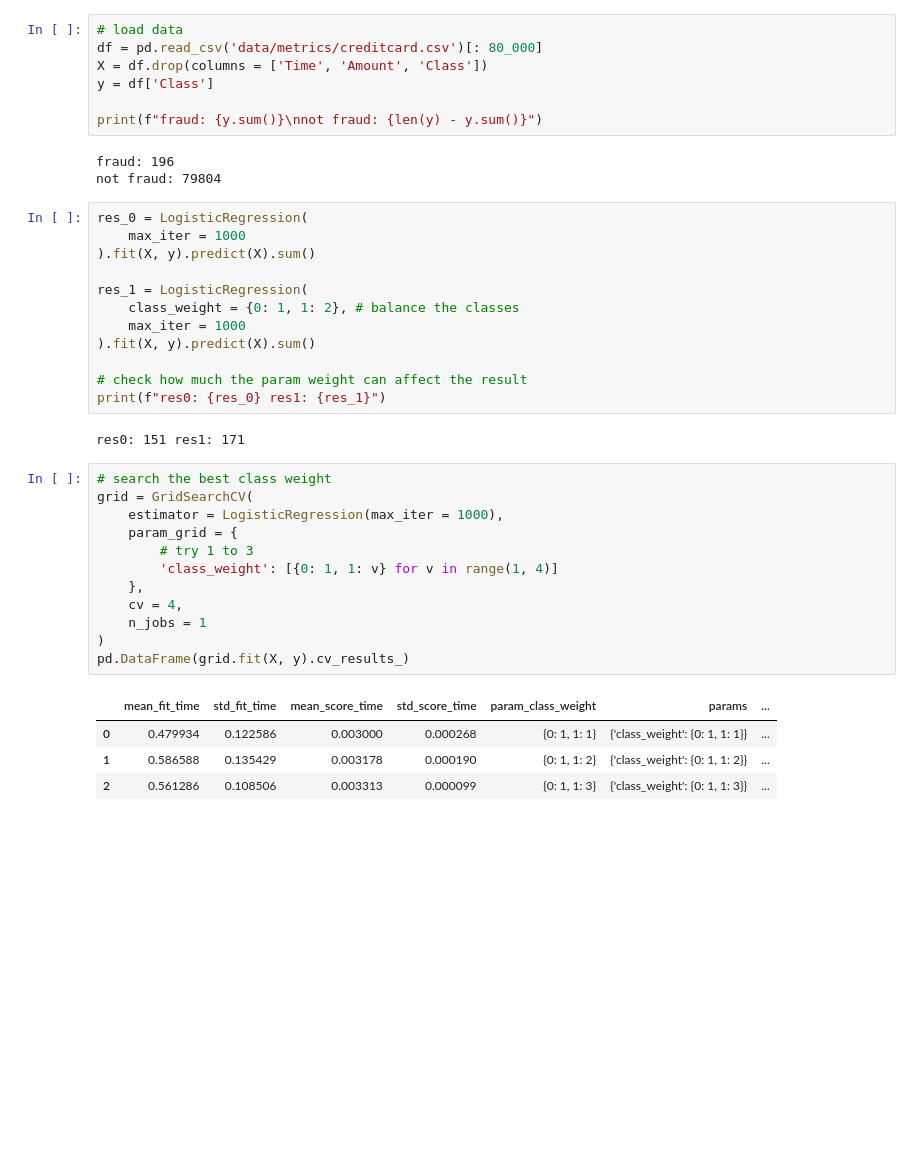
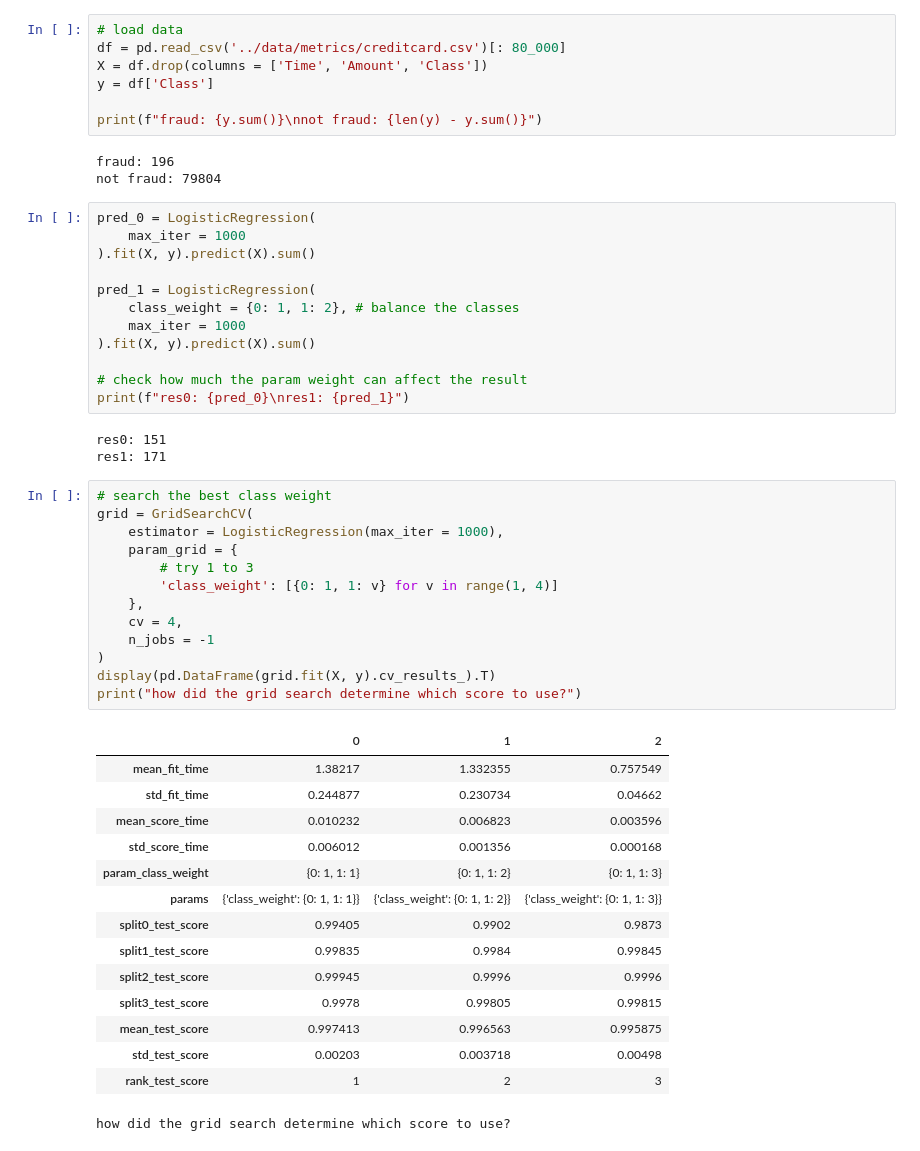
Before and after one commit to yoichiojima/scikit-learn-training, a Jupyter notebook: notebooks/sklearn-tutorial.ipynb, the cells around one changed output. Cells and saved outputs as stored; diff of their text form; blank space fills up the shorter version.

```diff
--- a/notebooks/sklearn-tutorial.ipynb
+++ b/notebooks/sklearn-tutorial.ipynb
@@ -246,6 +247,6 @@ from sklearn.model_selection import GridSearchCV
 # %%
 # load data
-df = pd.read_csv('data/metrics/creditcard.csv')[: 80_000]
+df = pd.read_csv('../data/metrics/creditcard.csv')[: 80_000]
 X = df.drop(columns = ['Time', 'Amount', 'Class'])
 y = df['Class']
 
@@ -254,33 +255,46 @@ print(f"fraud: {y.sum()}\nnot fraud: {len(y) - y.sum()}")
 fraud: 196
 not fraud: 79804
 # %%
-res_0 = LogisticRegression(
+pred_0 = LogisticRegression(
     max_iter = 1000
 ).fit(X, y).predict(X).sum()
 
-res_1 = LogisticRegression(
+pred_1 = LogisticRegression(
     class_weight = {0: 1, 1: 2}, # balance the classes
     max_iter = 1000
 ).fit(X, y).predict(X).sum()
 
 # check how much the param weight can affect the result
-print(f"res0: {res_0} res1: {res_1}")
+print(f"res0: {pred_0}\nres1: {pred_1}")
 # %% [output]
-res0: 151 res1: 171
+res0: 151
+res1: 171
 # %%
 # search the best class weight
 grid = GridSearchCV(
     estimator = LogisticRegression(max_iter = 1000),
     param_grid = {
         # try 1 to 3
         'class_weight': [{0: 1, 1: v} for v in range(1, 4)]
     },
     cv = 4,
-    n_jobs = 1
+    n_jobs = -1
 )
-pd.DataFrame(grid.fit(X, y).cv_results_)
+display(pd.DataFrame(grid.fit(X, y).cv_results_).T)
+print("how did the grid search determine which score to use?")
 # %% [output]
-|  | mean_fit_time | std_fit_time | mean_score_time | std_score_time | param_class_weight | params | ... |
-| 0 | 0.479934 | 0.122586 | 0.003000 | 0.000268 | {0: 1, 1: 1} | {'class_weight': {0: 1, 1: 1}} | ... |
-| 1 | 0.586588 | 0.135429 | 0.003178 | 0.000190 | {0: 1, 1: 2} | {'class_weight': {0: 1, 1: 2}} | ... |
-| 2 | 0.561286 | 0.108506 | 0.003313 | 0.000099 | {0: 1, 1: 3} | {'class_weight': {0: 1, 1: 3}} | ... |
+|  | 0 | 1 | 2 |
+| mean_fit_time | 1.38217 | 1.332355 | 0.757549 |
+| std_fit_time | 0.244877 | 0.230734 | 0.04662 |
+| mean_score_time | 0.010232 | 0.006823 | 0.003596 |
+| std_score_time | 0.006012 | 0.001356 | 0.000168 |
+| param_class_weight | {0: 1, 1: 1} | {0: 1, 1: 2} | {0: 1, 1: 3} |
+| params | {'class_weight': {0: 1, 1: 1}} | {'class_weight': {0: 1, 1: 2}} | {'class_weight': {0: 1, 1: 3}} |
+| split0_test_score | 0.99405 | 0.9902 | 0.9873 |
+| split1_test_score | 0.99835 | 0.9984 | 0.99845 |
+| split2_test_score | 0.99945 | 0.9996 | 0.9996 |
+| split3_test_score | 0.9978 | 0.99805 | 0.99815 |
+| mean_test_score | 0.997413 | 0.996563 | 0.995875 |
+| std_test_score | 0.00203 | 0.003718 | 0.00498 |
+| rank_test_score | 1 | 2 | 3 |
+how did the grid search determine which score to use?
```
Also changed, not shown: parts of 9 cells of this notebook.
